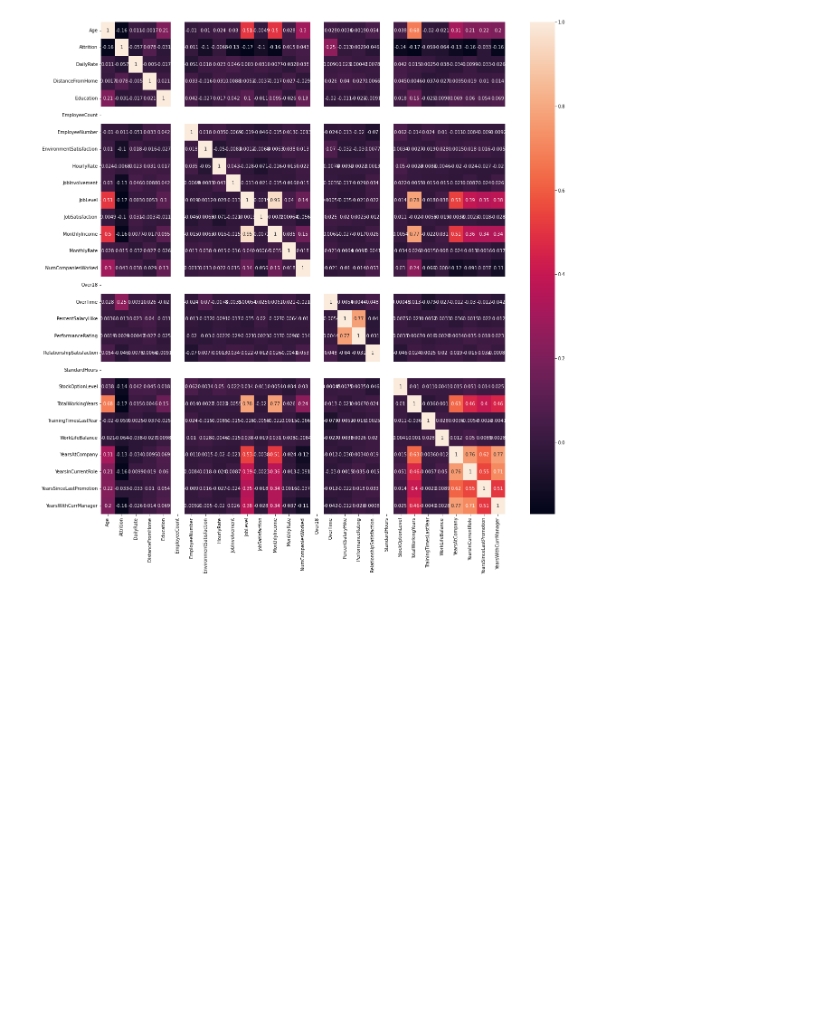
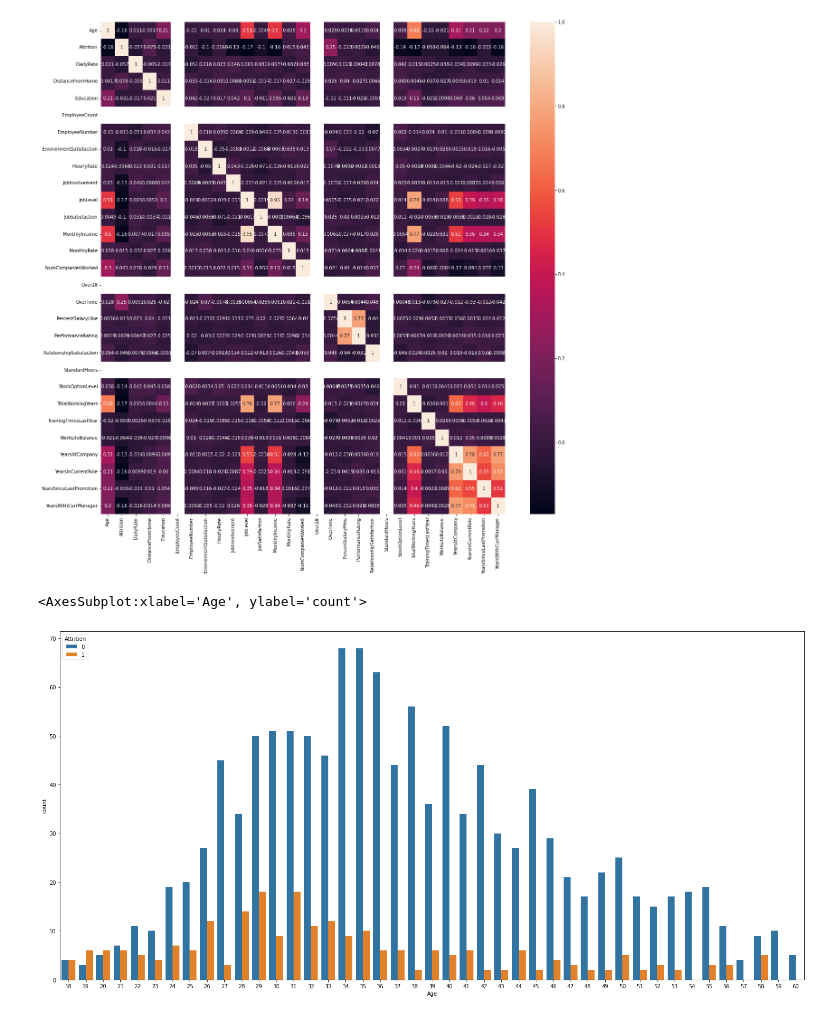
Before and after one commit to Rosivaldojesus/data_analysis, a Jupyter notebook: rh/main.ipynb, the cells around one changed output. Drawn from its saved outputs; the diff is of its cells as text; code cells hidden in the pictures; blank space fills up the shorter version.

```diff
--- a/rh/main.ipynb
+++ b/rh/main.ipynb
@@ -148,3 +148,11 @@ f, ax = plt.subplots(figsize = (20,20))
 sns.heatmap(correlations, annot=True);
 # %% [output]
 [figure]
+# %%
+# Gráfico de contagem por idade
+#hue = Agrupamento
+plt.figure(figsize = [25, 12])
+sns.countplot(x = 'Age', hue='Attrition', data=employed_df)
+# %% [output]
+<AxesSubplot:xlabel='Age', ylabel='count'>
+[figure, added]
```
Also changed, not shown: parts of 43 cells of this notebook, 4 other files.
